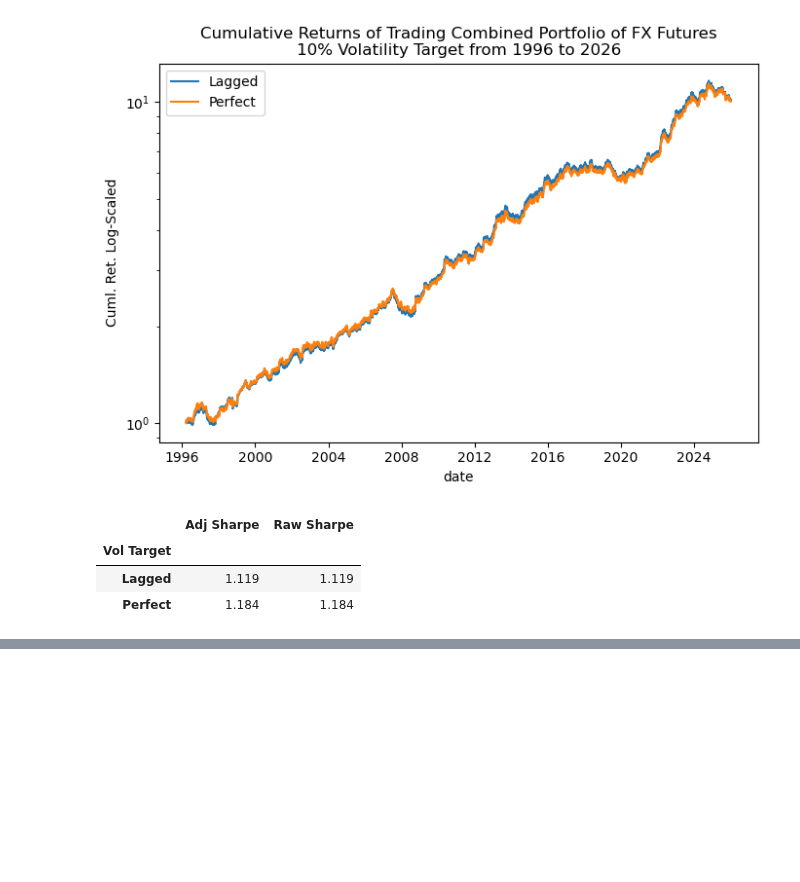
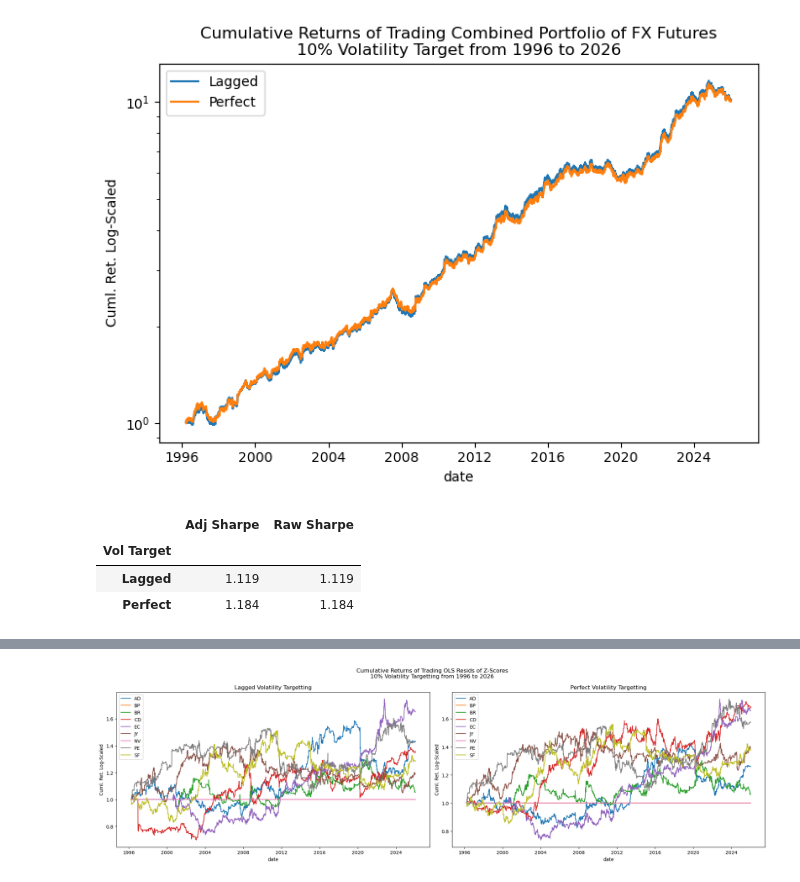
Before and after one commit to diegodalvarez/FXEquitySpillover, a Jupyter notebook: DeciledZScore.ipynb, the cells around one changed output, grey strips where cells are left out. Drawn from its saved outputs; the diff is of its cells as text; code cells hidden in the pictures; blank space fills up the shorter version.

```diff
--- a/DeciledZScore.ipynb
+++ b/DeciledZScore.ipynb
@@ -354,0 +435,4 @@ plt.tight_layout()
+# %%
+df_decile_tmp = (df_decile_sharpe.query(
+    "decile == [1,2,9,10]").
+    assign(group = lambda x: np.where(x.decile <= 2, "lgroup", "ugroup")))
@@ -354,0 +450,42 @@ plt.tight_layout()
+# %%
+df_lagged = (df_opt_rtn.pivot(
+    index = "date", columns = "fut_ticker", values = "signal_rtn").
+    apply(lambda x: x * (0.1 / (x.ewm(span = 100, adjust = False).std().shift() * np.sqrt(252)))).
+    apply(lambda x: np.where(np.abs(x) == np.inf, np.nan, x)).
+    reset_index().
+    melt(id_vars = "date", value_name = "rtn").
+    assign(group = "lagged"))
+
+df_perf = (df_opt_rtn.pivot(
+    index = "date", columns = "fut_ticker", values = "signal_rtn").
+    apply(lambda x: x * (0.1 / (x.ewm(span = 100, adjust = False).std() * np.sqrt(252)))).
+    apply(lambda x: np.where(np.abs(x) == np.inf, np.nan, x)).
+    reset_index().
+    melt(id_vars = "date", value_name = "rtn").
+    assign(group = "perfect"))
+# %%
+df_combined = pd.concat([df_lagged, df_perf])
+# %%
+group_vars = df_combined.group.drop_duplicates().sort_values().to_list()
+fig, axes  = plt.subplots(ncols = len(group_vars), figsize = (20,6))
+
+for group_var, ax in zip(group_vars, axes.flatten()):
+
+    (df_combined.query(
+        "group == @group_var").
+        rename(columns = {"fut_ticker": ""}).
+        pivot(index = "date", columns = "", values = "rtn").
+        fillna(0).
+        apply(lambda x: np.cumprod(1 + x)).
+        plot(
+            ax = ax,
+            ylabel = "Cuml. Ret. Log-Scaled",
+            title  = group_var.capitalize() + " Volatility Targetting"))
+
+fig.suptitle("Cumulative Returns of Trading OLS Resids of Z-Scores\n10% Volatility Targetting from {} to {}".format(
+    df_combined.date.min().year,
+    df_combined.date.max().year))
+
+plt.tight_layout()
+# %% [output]
+[figure, added]
```
Also changed, not shown: parts of 15 cells of this notebook.
